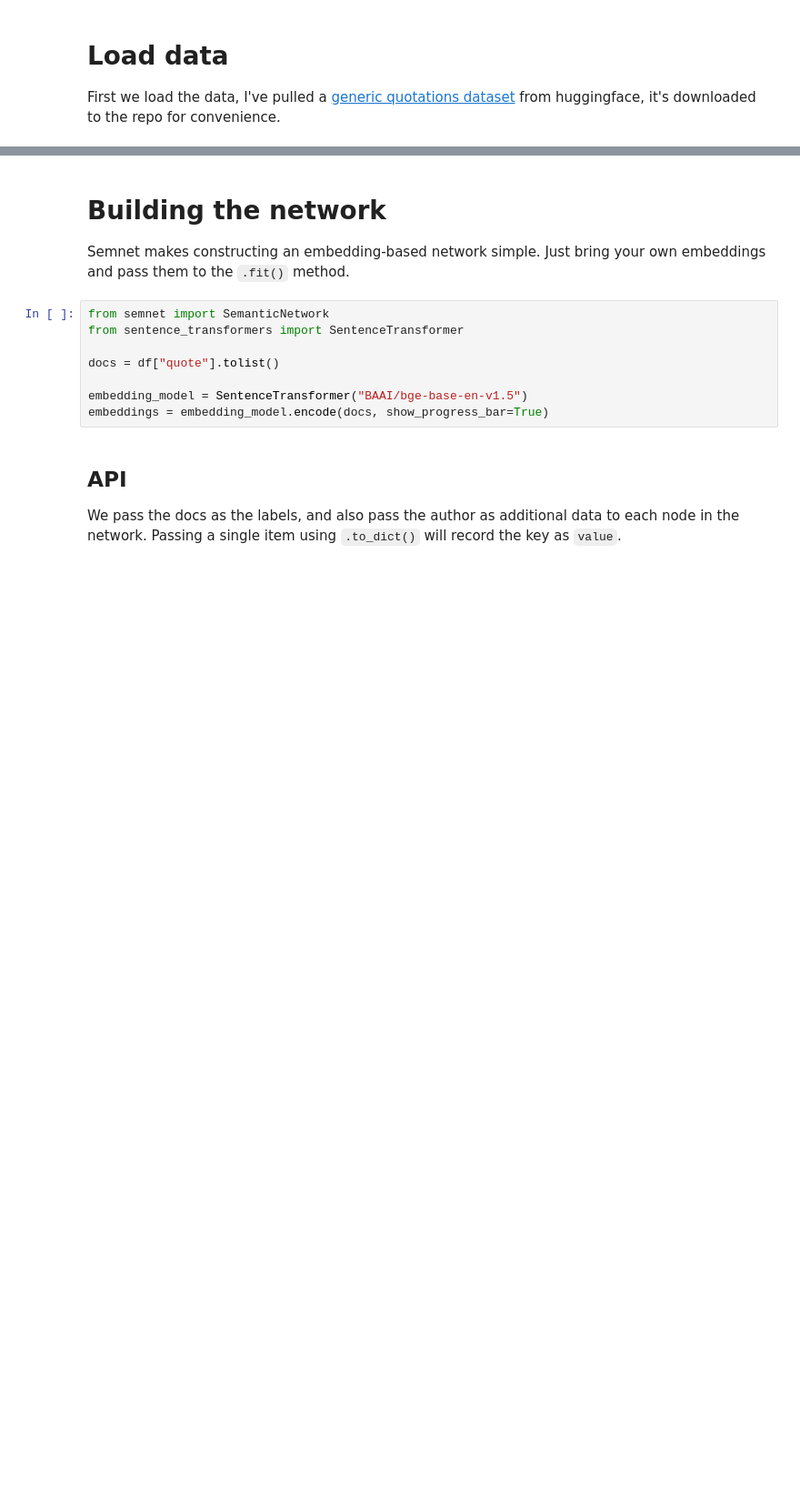
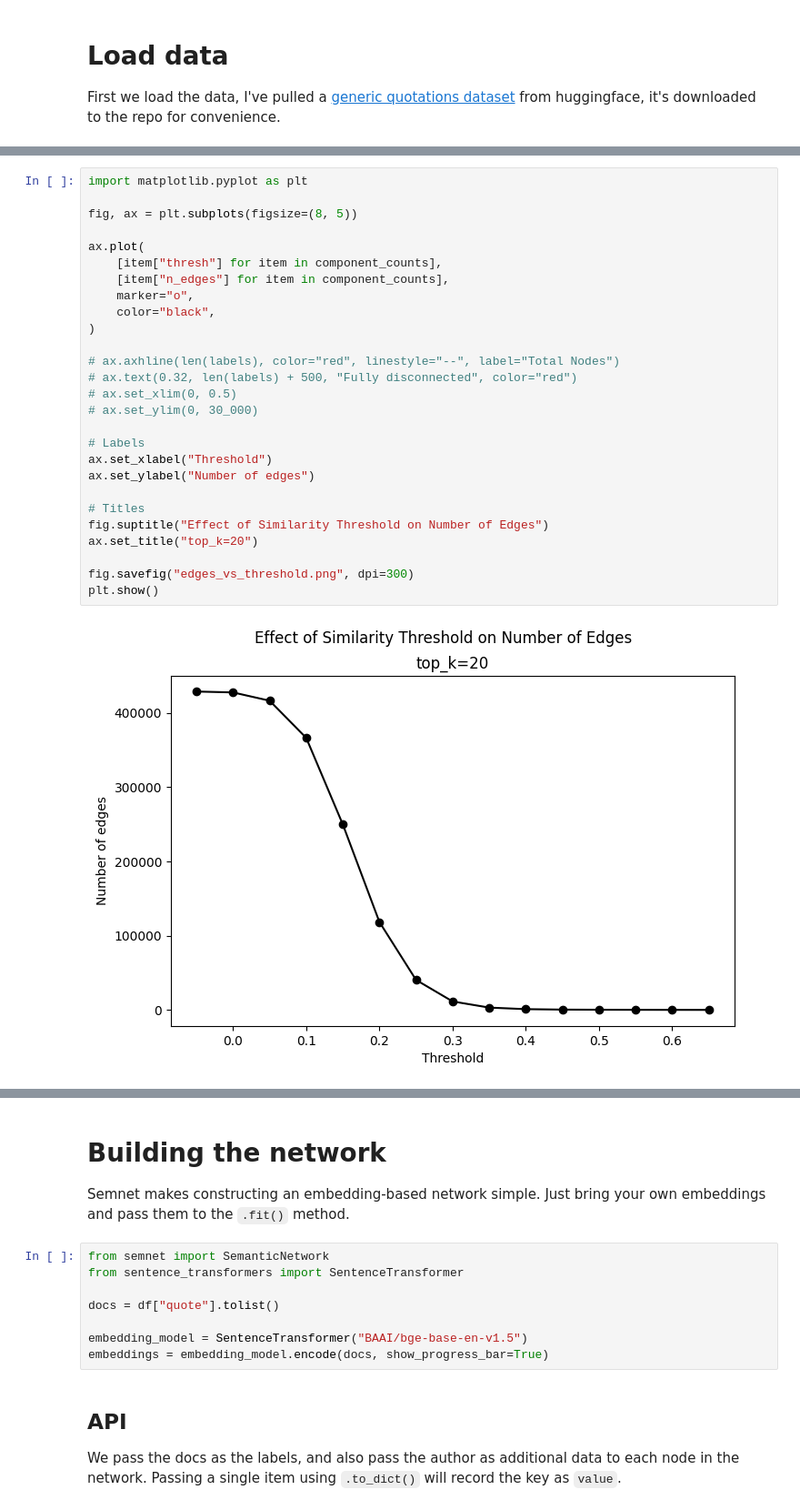
Before and after one commit to specialprocedures/semnet, a Jupyter notebook: examples/quotes.ipynb, the cells around one changed output, grey strips where cells are left out. Shown at 91% size. Saved outputs shown, nothing was run; the diff lists cells and outputs as text; blank space fills up the shorter version.

```diff
--- a/examples/quotes.ipynb
+++ b/examples/quotes.ipynb
@@ -22 +95,30 @@ embeddings = embedding_model.encode(labels, show_progress_bar=True)
+# %%
+import matplotlib.pyplot as plt
+
+fig, ax = plt.subplots(figsize=(8, 5))
+
+ax.plot(
+    [item["thresh"] for item in component_counts],
+    [item["n_edges"] for item in component_counts],
+    marker="o",
+    color="black",
+)
+
+# ax.axhline(len(labels), color="red", linestyle="--", label="Total Nodes")
+# ax.text(0.32, len(labels) + 500, "Fully disconnected", color="red")
+# ax.set_xlim(0, 0.5)
+# ax.set_ylim(0, 30_000)
+
+# Labels
+ax.set_xlabel("Threshold")
+ax.set_ylabel("Number of edges")
+
+# Titles
+fig.suptitle("Effect of Similarity Threshold on Number of Edges")
+ax.set_title("top_k=20")
+
+fig.savefig("edges_vs_threshold.png", dpi=300)
+plt.show()
+# %% [output]
+[figure, added]
 # %%
```
Also changed, not shown: parts of 28 cells of this notebook, 21 other files.
